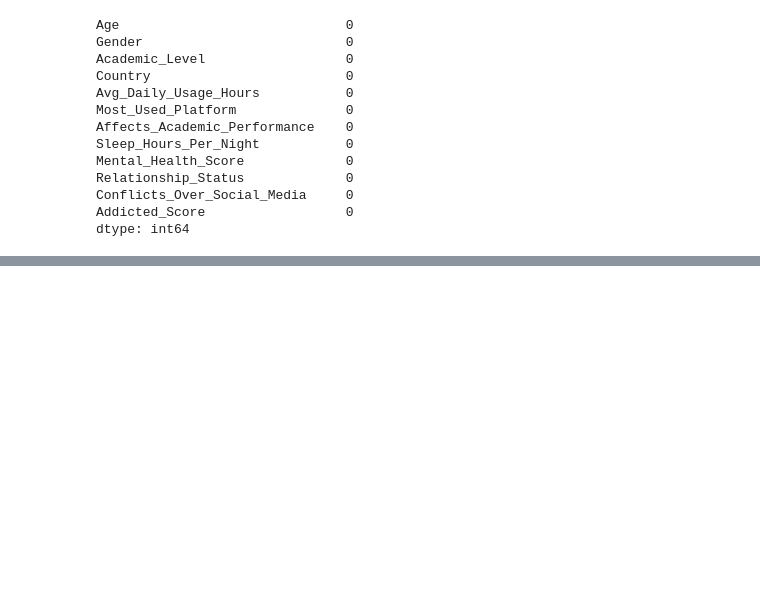
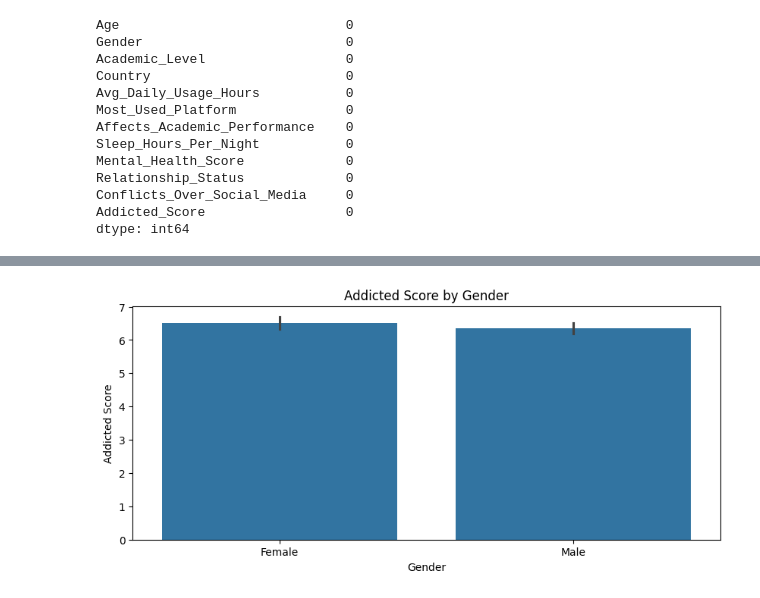
Before and after one commit to mojahid-t17/student-social-media-addiction-predict, a Jupyter notebook: Notebooks/EDA_Feature_engineering.ipynb, the cells around one changed output, grey strips where cells are left out. Cells and saved outputs as stored; diff of their text form; code cells hidden in the pictures; blank space fills up the shorter version.

Commit message:
data preprocessing with EDA

```diff
--- a/Notebooks/EDA_Feature_engineering.ipynb
+++ b/Notebooks/EDA_Feature_engineering.ipynb
@@ -94,0 +79,3 @@ dtype: int64
+# %%
+#remove duplicate rows
+dataset=dataset.drop_duplicates()
@@ -94,0 +165,10 @@ dtype: int64
+# %%
+# addicted score against gender
+plt.figure(figsize=(10,4))
+sns.barplot(data=dataset, x='Gender', y='Addicted_Score')
+plt.title('Addicted Score by Gender')
+plt.xlabel('Gender')
+plt.ylabel('Addicted Score')
+plt.show()
+# %% [output]
+[figure, added]
```
Also changed, not shown: parts of 15 cells of this notebook.
